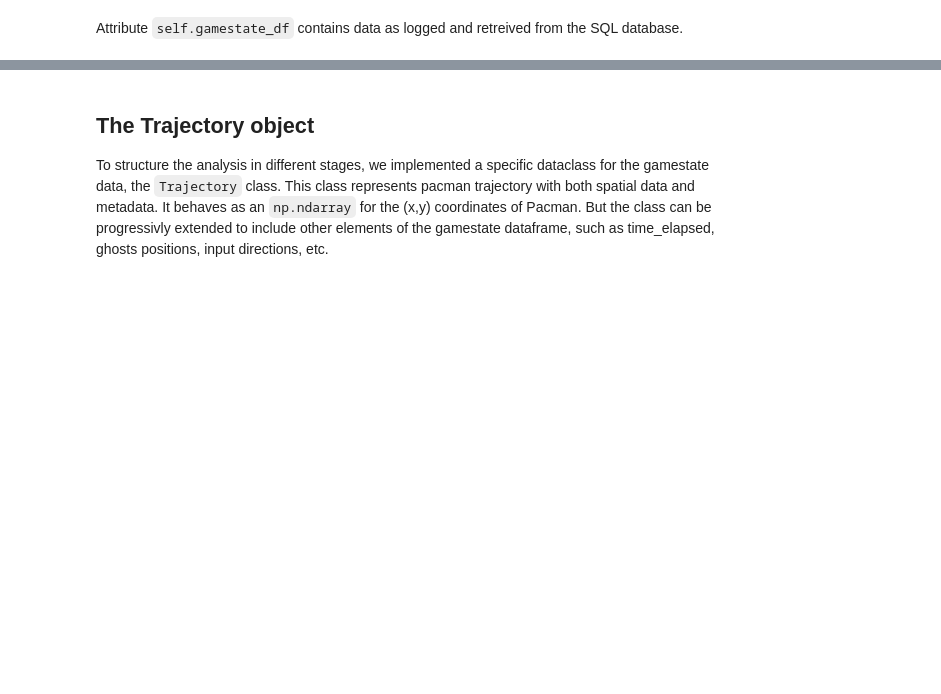
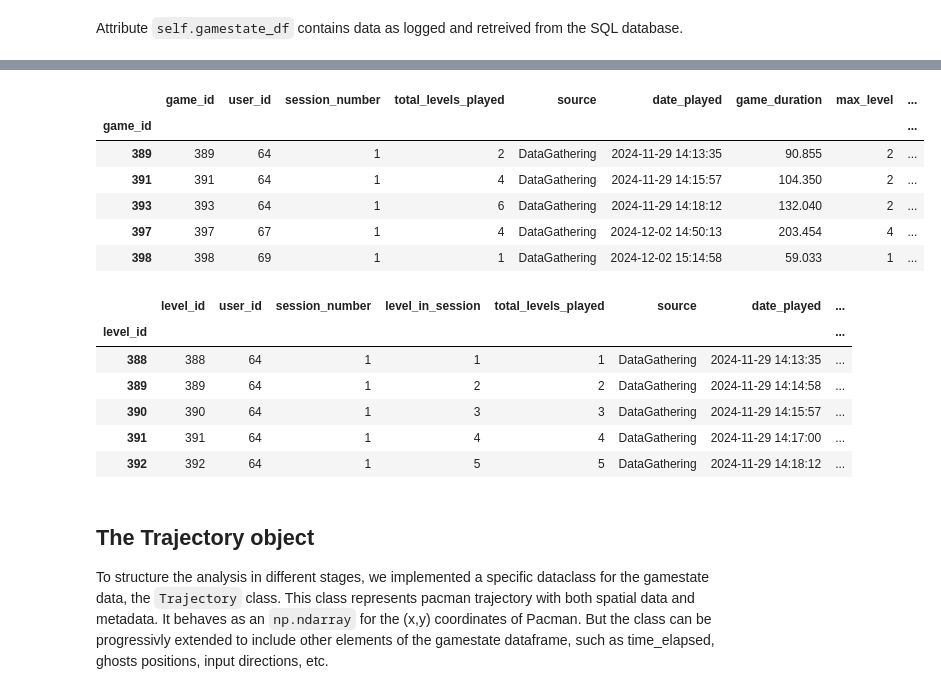
Before and after one commit to PipaFlores/encoder-pacman, a Jupyter notebook: notebooks/Trajectories_Preprocess.ipynb, the cells around one changed output, grey strips where cells are left out. Cells and saved outputs as stored; diff of their text form; code cells hidden in the pictures; blank space fills up the shorter version.

```diff
--- a/notebooks/Trajectories_Preprocess.ipynb
+++ b/notebooks/Trajectories_Preprocess.ipynb
@@ -59,6 +56,27 @@ data.gamestate_df.head()
 | 3958 | 220052 | 388 | 0.33 | 20 | 3 | 0 | none | ... |
 | 3959 | 220053 | 388 | 0.40 | 30 | 3 | 0 | none | ... |
 5 rows × 30 columns
+# %%
+
+
+data.game_df.head()
+
+data.level_df.head()
+# %% [output]
+|  | game_id | user_id | session_number | total_levels_played | source | date_played | game_duration | max_level | ... |
+| game_id |  |  |  |  |  |  |  |  | ... |
+| 389 | 389 | 64 | 1 | 2 | DataGathering | 2024-11-29 14:13:35 | 90.855 | 2 | ... |
+| 391 | 391 | 64 | 1 | 4 | DataGathering | 2024-11-29 14:15:57 | 104.350 | 2 | ... |
+| 393 | 393 | 64 | 1 | 6 | DataGathering | 2024-11-29 14:18:12 | 132.040 | 2 | ... |
+| 397 | 397 | 67 | 1 | 4 | DataGathering | 2024-12-02 14:50:13 | 203.454 | 4 | ... |
+| 398 | 398 | 69 | 1 | 1 | DataGathering | 2024-12-02 15:14:58 | 59.033 | 1 | ... |
+|  | level_id | user_id | session_number | level_in_session | total_levels_played | source | date_played | ... |
+| level_id |  |  |  |  |  |  |  | ... |
+| 388 | 388 | 64 | 1 | 1 | 1 | DataGathering | 2024-11-29 14:13:35 | ... |
+| 389 | 389 | 64 | 1 | 2 | 2 | DataGathering | 2024-11-29 14:14:58 | ... |
+| 390 | 390 | 64 | 1 | 3 | 3 | DataGathering | 2024-11-29 14:15:57 | ... |
+| 391 | 391 | 64 | 1 | 4 | 4 | DataGathering | 2024-11-29 14:17:00 | ... |
+| 392 | 392 | 64 | 1 | 5 | 5 | DataGathering | 2024-11-29 14:18:12 | ... |
 # %% [markdown]
 ## The Trajectory object
 
```
Also changed, not shown: parts of 9 cells of this notebook, 4 other files.
